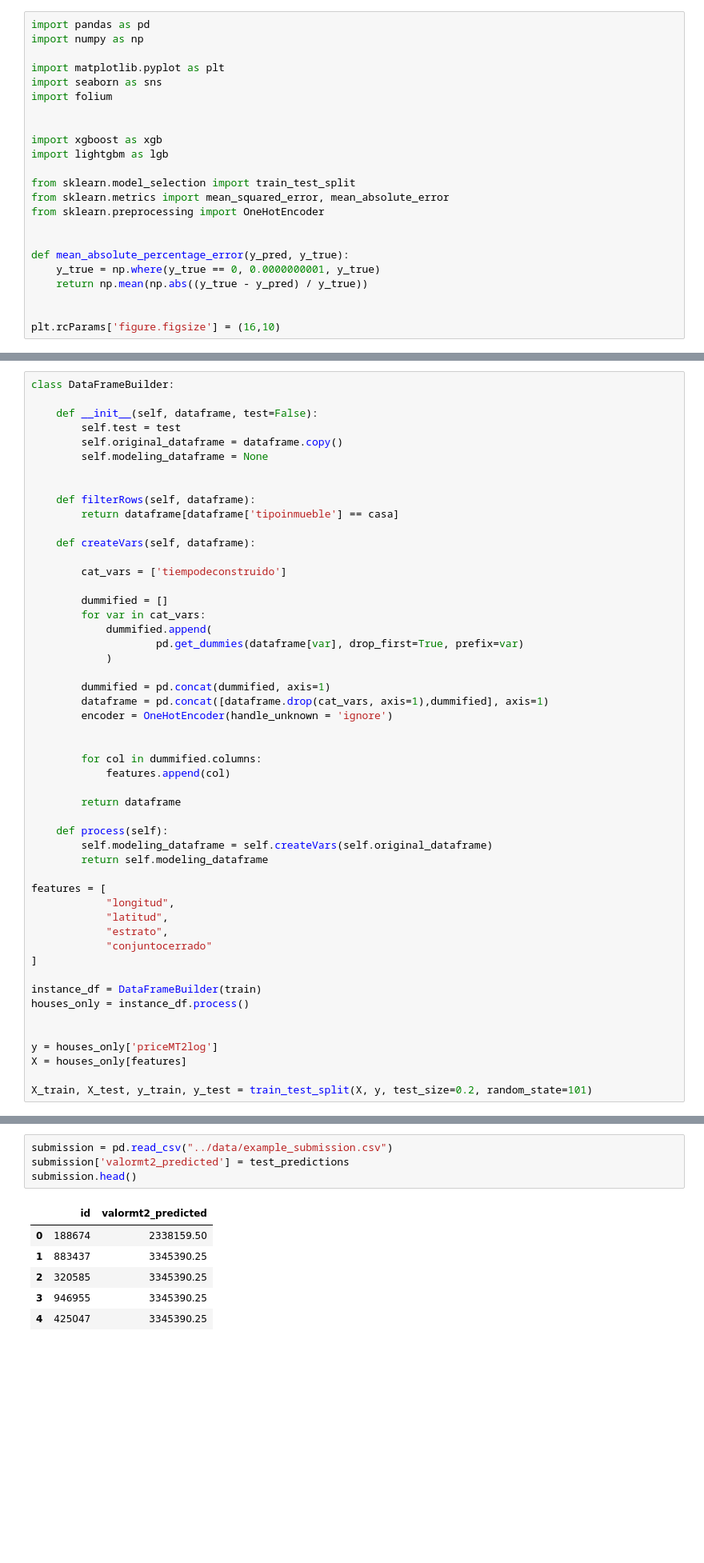
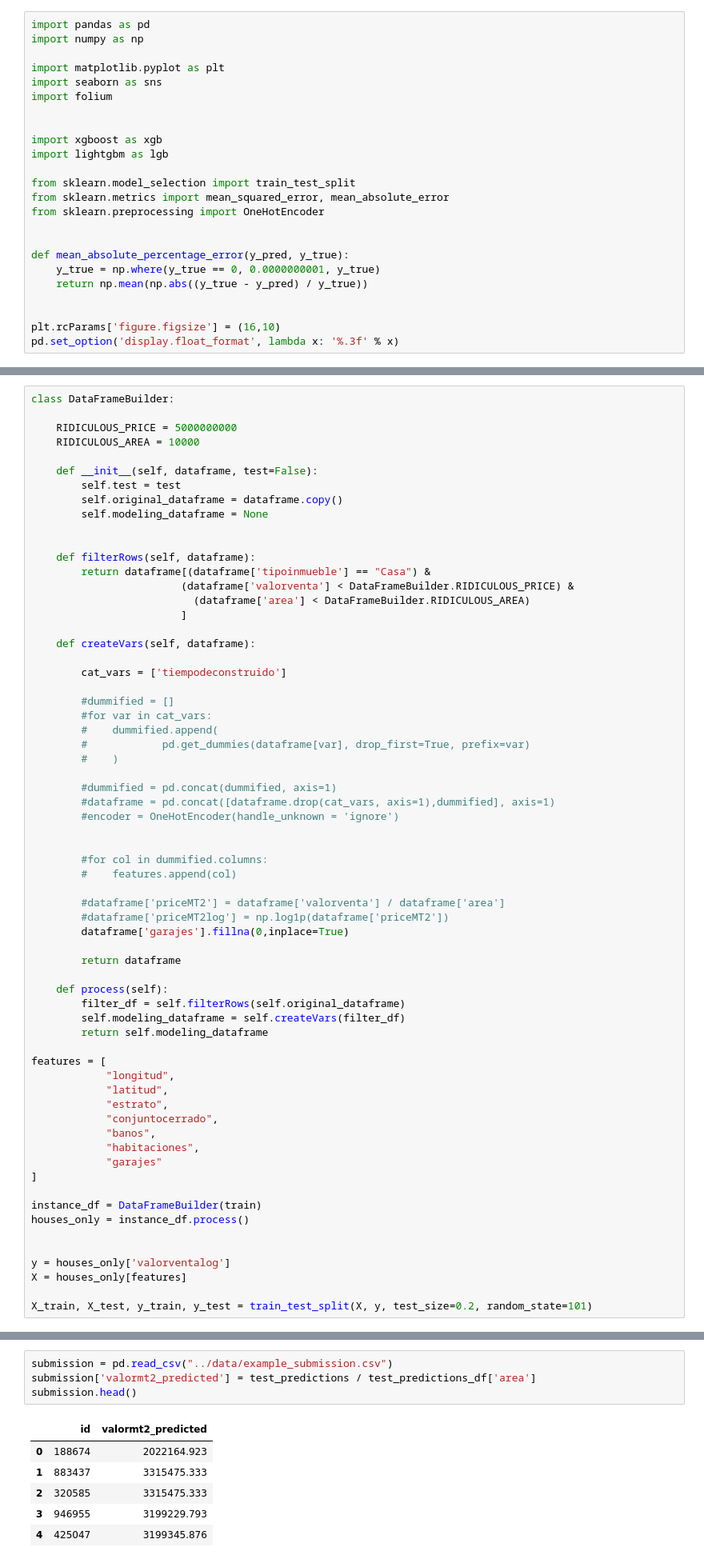
Before and after one commit to abdala9512/habi-competition, a Jupyter notebook: notebooks/Habi EDA.ipynb, the cells around one changed output, grey strips where cells are left out. Shown at 80% size. Drawn from its saved outputs; the diff is of its cells as text; blank space fills up the shorter version.

```diff
--- a/notebooks/Habi EDA.ipynb
+++ b/notebooks/Habi EDA.ipynb
@@ -28,6 +28,7 @@ def mean_absolute_percentage_error(y_pred, y_true):
 
 
 plt.rcParams['figure.figsize'] = (16,10)
+pd.set_option('display.float_format', lambda x: '%.3f' % x)
 # %%
 RIDICULOUS_PRICE = 5000000000
 RIRIDULOUS_AREA = 10000
@@ -189,5 +287,8 @@ memory usage: 65.1+ MB
 # %%
 class DataFrameBuilder:
+
+    RIDICULOUS_PRICE = 5000000000
+    RIDICULOUS_AREA = 10000
 
     def __init__(self, dataframe, test=False):
         self.test = test
@@ -196,44 +297,55 @@ class DataFrameBuilder:
 
 
     def filterRows(self, dataframe):
-        return dataframe[dataframe['tipoinmueble'] == casa]
+        return dataframe[(dataframe['tipoinmueble'] == "Casa") &
+                        (dataframe['valorventa'] < DataFrameBuilder.RIDICULOUS_PRICE) &
+                          (dataframe['area'] < DataFrameBuilder.RIDICULOUS_AREA)
+                        ]
 
     def createVars(self, dataframe):
 
         cat_vars = ['tiempodeconstruido']
 
-        dummified = []
-        for var in cat_vars:
-            dummified.append(
-                    pd.get_dummies(dataframe[var], drop_first=True, prefix=var)
-            )
+        #dummified = []
+        #for var in cat_vars:
+        #    dummified.append(
+        #            pd.get_dummies(dataframe[var], drop_first=True, prefix=var)
+        #    )
 
-        dummified = pd.concat(dummified, axis=1)
-        dataframe = pd.concat([dataframe.drop(cat_vars, axis=1),dummified], axis=1)
-        encoder = OneHotEncoder(handle_unknown = 'ignore')
+        #dummified = pd.concat(dummified, axis=1)
+        #dataframe = pd.concat([dataframe.drop(cat_vars, axis=1),dummified], axis=1)
+        #encoder = OneHotEncoder(handle_unknown = 'ignore')
 
 
-        for col in dummified.columns:
-            features.append(col)
+        #for col in dummified.columns:
+        #    features.append(col)
+
+        #dataframe['priceMT2'] = dataframe['valorventa'] / dataframe['area']
+        #dataframe['priceMT2log'] = np.log1p(dataframe['priceMT2'])
+        dataframe['garajes'].fillna(0,inplace=True)
 
         return dataframe
 
     def process(self):
-        self.modeling_dataframe = self.createVars(self.original_dataframe)
+        filter_df = self.filterRows(self.original_dataframe)
+        self.modeling_dataframe = self.createVars(filter_df)
         return self.modeling_dataframe
 
 features = [
             "longitud",
             "latitud",
             "estrato",
-            "conjuntocerrado"
+            "conjuntocerrado",
+            "banos",
+            "habitaciones",
+            "garajes"
 ]
 
 instance_df = DataFrameBuilder(train)
 houses_only = instance_df.process()
 
 
-y = houses_only['priceMT2log']
+y = houses_only['valorventalog']
 X = houses_only[features]
 
 X_train, X_test, y_train, y_test = train_test_split(X, y, test_size=0.2, random_state=101)
@@ -361,11 +504,11 @@ KeyError: "['tiempodeconstruido_ntre 0 y 5 años', 'tiempodeconstruido_Remodelad
 # %%
 submission = pd.read_csv("../data/example_submission.csv")
-submission['valormt2_predicted'] = test_predictions
+submission['valormt2_predicted'] = test_predictions / test_predictions_df['area']
 submission.head()
 # %% [output]
 |  | id | valormt2_predicted |
-| 0 | 188674 | 2338159.50 |
-| 1 | 883437 | 3345390.25 |
-| 2 | 320585 | 3345390.25 |
-| 3 | 946955 | 3345390.25 |
-| 4 | 425047 | 3345390.25 |
+| 0 | 188674 | 2022164.923 |
+| 1 | 883437 | 3315475.333 |
+| 2 | 320585 | 3315475.333 |
+| 3 | 946955 | 3199229.793 |
+| 4 | 425047 | 3199345.876 |
```
Also changed, not shown: parts of 21 cells of this notebook.
